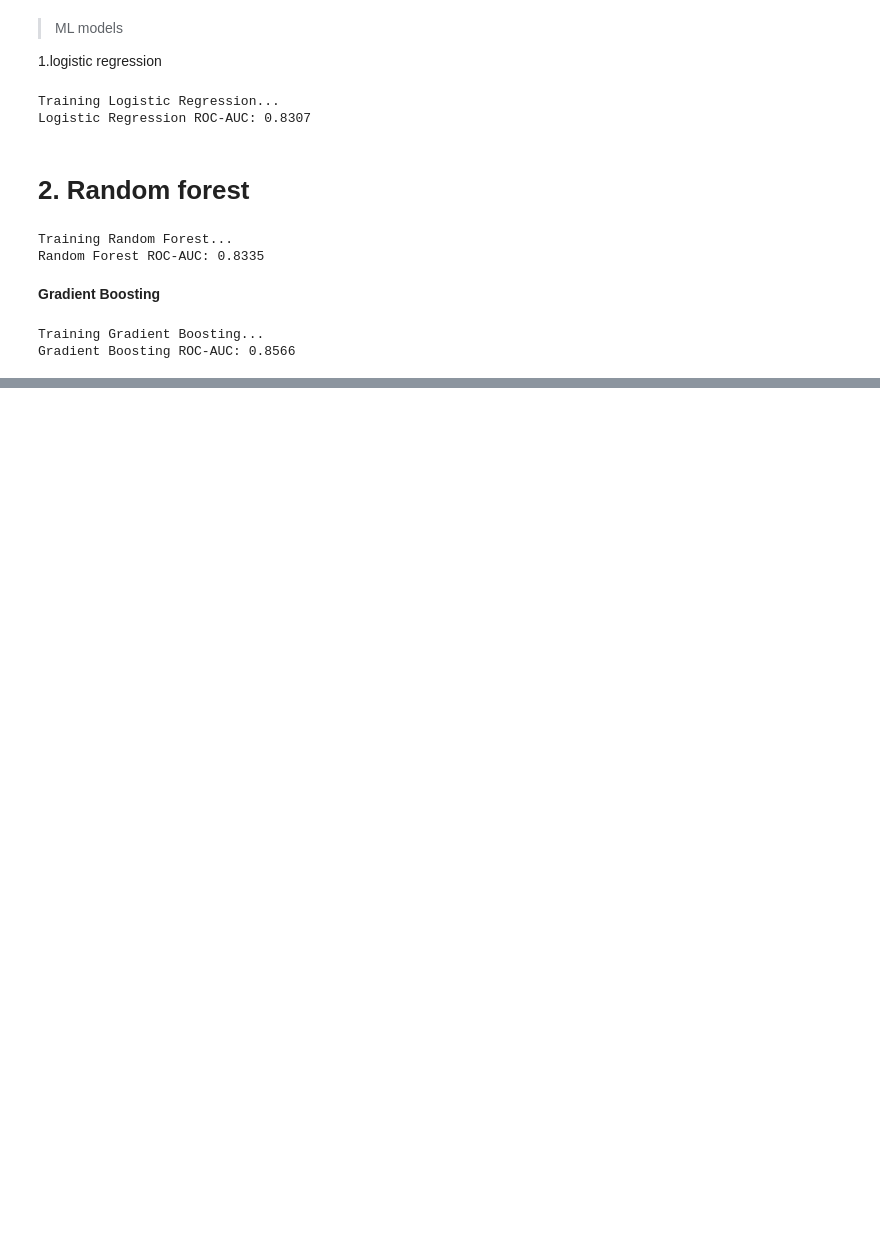
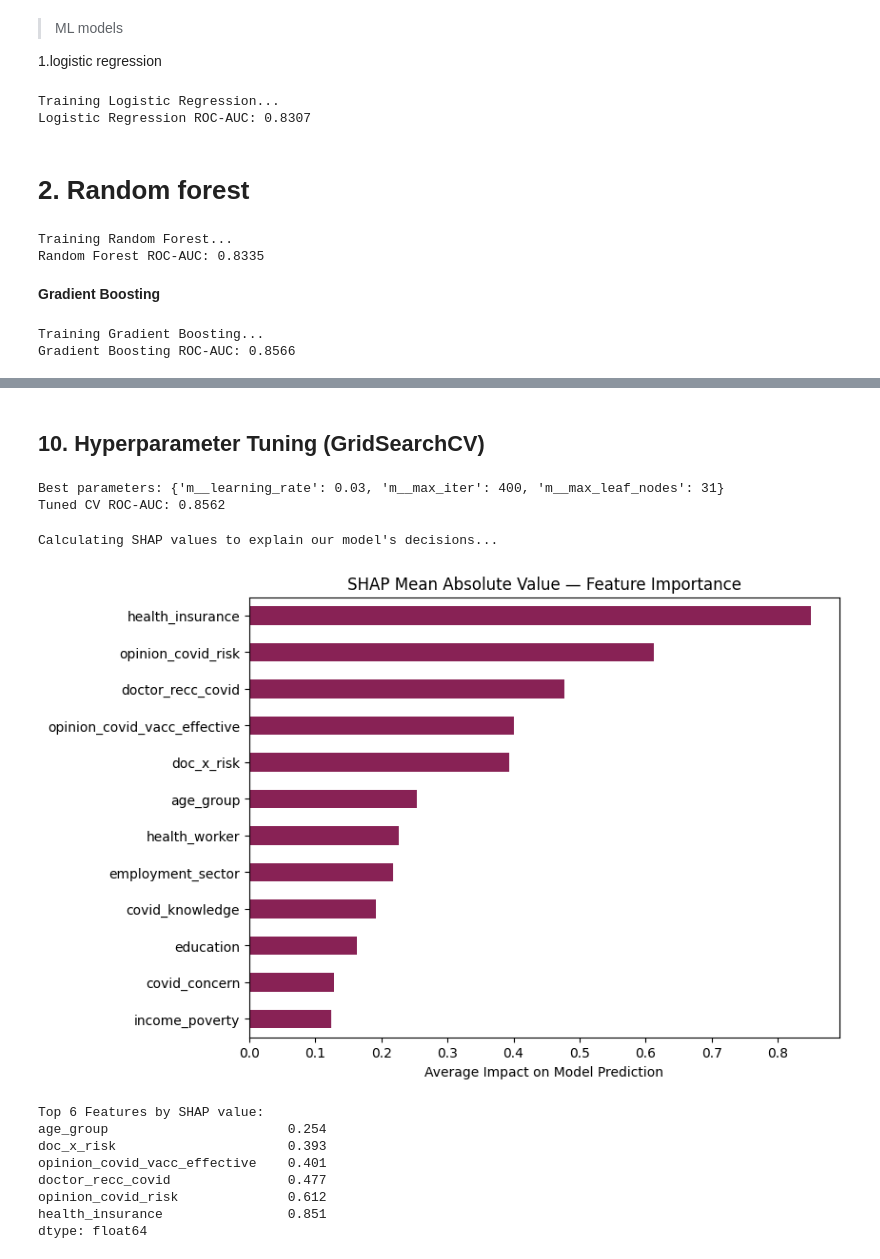
Before and after one commit to GroupS-hackathon/challenge_submission_group_S, a Jupyter notebook: challenge_submission_group_S.ipynb, the cells around one changed output, grey strips where cells are left out. Saved outputs shown, nothing was run; the diff lists cells and outputs as text; code cells hidden in the pictures; blank space fills up the shorter version.

```diff
--- a/challenge_submission_group_S.ipynb
+++ b/challenge_submission_group_S.ipynb
@@ -395,0 +537,63 @@ KNN ROC-AUC: 0.8075
+# %% [markdown]
+## **10. Hyperparameter Tuning (GridSearchCV)**
+# %%
+from sklearn.model_selection import GridSearchCV
+
+boosting_pipeline = Pipeline([
+    ('pre', boosting_preprocessor),
+    ('m', HistGradientBoostingClassifier(early_stopping=True, validation_fraction=0.1,
+                                         categorical_features=boosting_cat_indices,
+                                         random_state=42))
+])
+
+param_grid = {
+    'm__learning_rate': [0.03, 0.05],
+    'm__max_iter': [400, 700],
+    'm__max_leaf_nodes': [31, 63]
+}
+
+grid_search = GridSearchCV(boosting_pipeline, param_grid, scoring='roc_auc', cv=3, n_jobs=5)
+grid_search.fit(X, y)
+
+print("Best parameters:", grid_search.best_params_)
+print(f"Tuned CV ROC-AUC: {grid_search.best_score_:.4f}")
+
+tuned_gradient_boosting = grid_search.best_estimator_
+# %% [output]
+Best parameters: {'m__learning_rate': 0.03, 'm__max_iter': 400, 'm__max_leaf_nodes': 31}
+Tuned CV ROC-AUC: 0.8562
+# %%
+import lightgbm as lgb
+
+print("Calculating SHAP values to explain our model's decisions...")
+
+X_boost = boosting_preprocessor.fit_transform(X)
+feature_names = categorical_cols + numeric_cols
+
+lgb_model = lgb.LGBMClassifier(n_estimators=400, learning_rate=0.05, num_leaves=31, random_state=42, verbose=-1)
+lgb_model.fit(X_boost, y)
+sample_data = boosting_preprocessor.transform(X.iloc[:1500])
+shapley_values = lgb_model.booster_.predict(sample_data, pred_contrib=True)
+
+mean_shap_values = pd.Series(np.abs(shapley_values[:, :-1]).mean(axis=0), index=feature_names)
+
+mean_shap_values = mean_shap_values.sort_values()
+
+mean_shap_values.tail(12).plot(kind='barh', color='#882255', figsize=(8, 6))
+plt.title('SHAP Mean Absolute Value — Feature Importance')
+plt.xlabel('Average Impact on Model Prediction')
+plt.show()
+
+print("\nTop 6 Features by SHAP value:")
+print(mean_shap_values.tail(6).round(3))
+# %% [output]
+Calculating SHAP values to explain our model's decisions...
+[figure, added]
+Top 6 Features by SHAP value:
+age_group                       0.254
+doc_x_risk                      0.393
+opinion_covid_vacc_effective    0.401
+doctor_recc_covid               0.477
+opinion_covid_risk              0.612
+health_insurance                0.851
+dtype: float64
```
Also changed, not shown: parts of 15 cells of this notebook.
